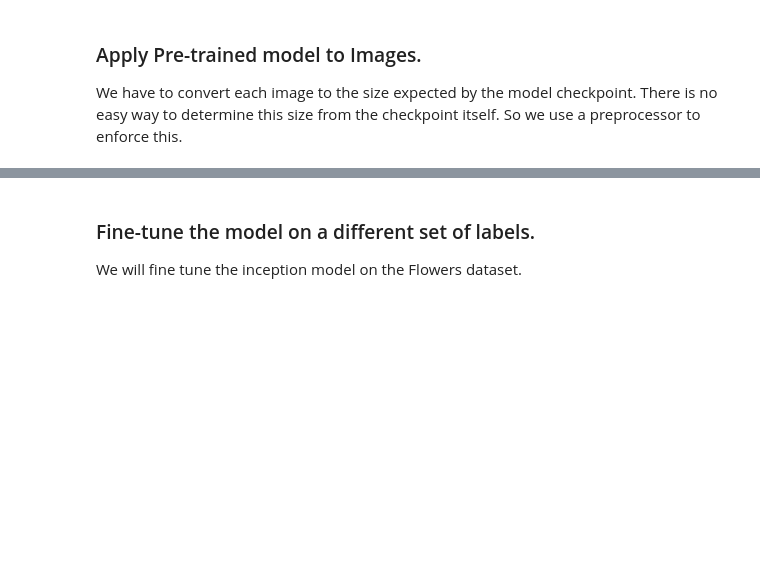
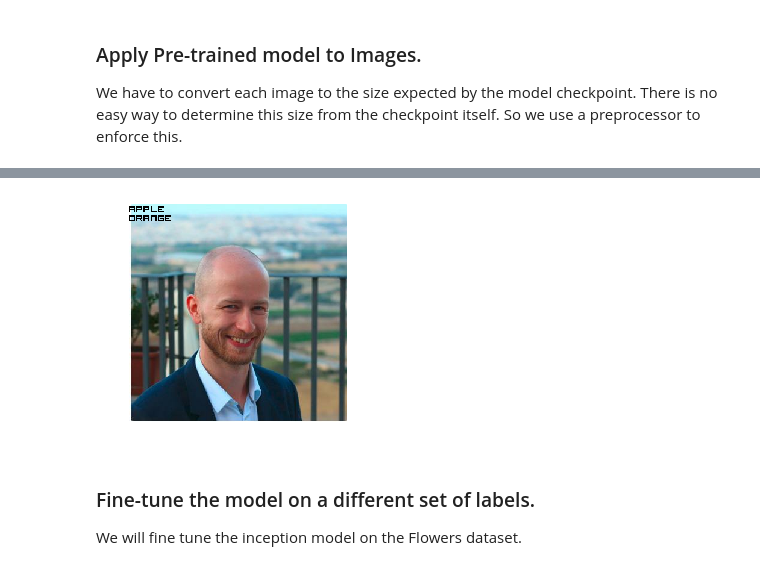
Before and after one commit to nsckir/groceries-classification, a Jupyter notebook: src/slim/slim_walkthough.ipynb, the cells around one changed output, grey strips where cells are left out. Saved outputs shown, nothing was run; the diff lists cells and outputs as text; code cells hidden in the pictures; blank space fills up the shorter version.

```diff
--- a/src/slim/slim_walkthough.ipynb
+++ b/src/slim/slim_walkthough.ipynb
@@ -666,3 +610,20 @@ Probability 0.01% => [face powder]
+# %%
+from PIL import Image
+from PIL import ImageFont
+from PIL import ImageDraw
+img = Image.fromarray(np_image.astype(np.uint8))
+draw = ImageDraw.Draw(img)
+#font = ImageFont.truetype(<font-file>, <font-size>)
+font = ImageFont.truetype('/usr/share/fonts/truetype/visitor/visitor1.ttf',20)
+# draw.text((x, y),"Sample Text",(r,g,b))
+draw.text((0, 0),"Apple",(0,0,0),font=font)
+draw.text((0, 15),"Orange",(0,0,0),font=font)
+plt.figure()
+plt.imshow(img)
+plt.axis('off')
+plt.show()
+# %% [output]
+[figure, added]
 # %% [markdown]
 ### Fine-tune the model on a different set of labels.
 
```
Also changed, not shown: parts of 12 cells of this notebook, 4 other files.
